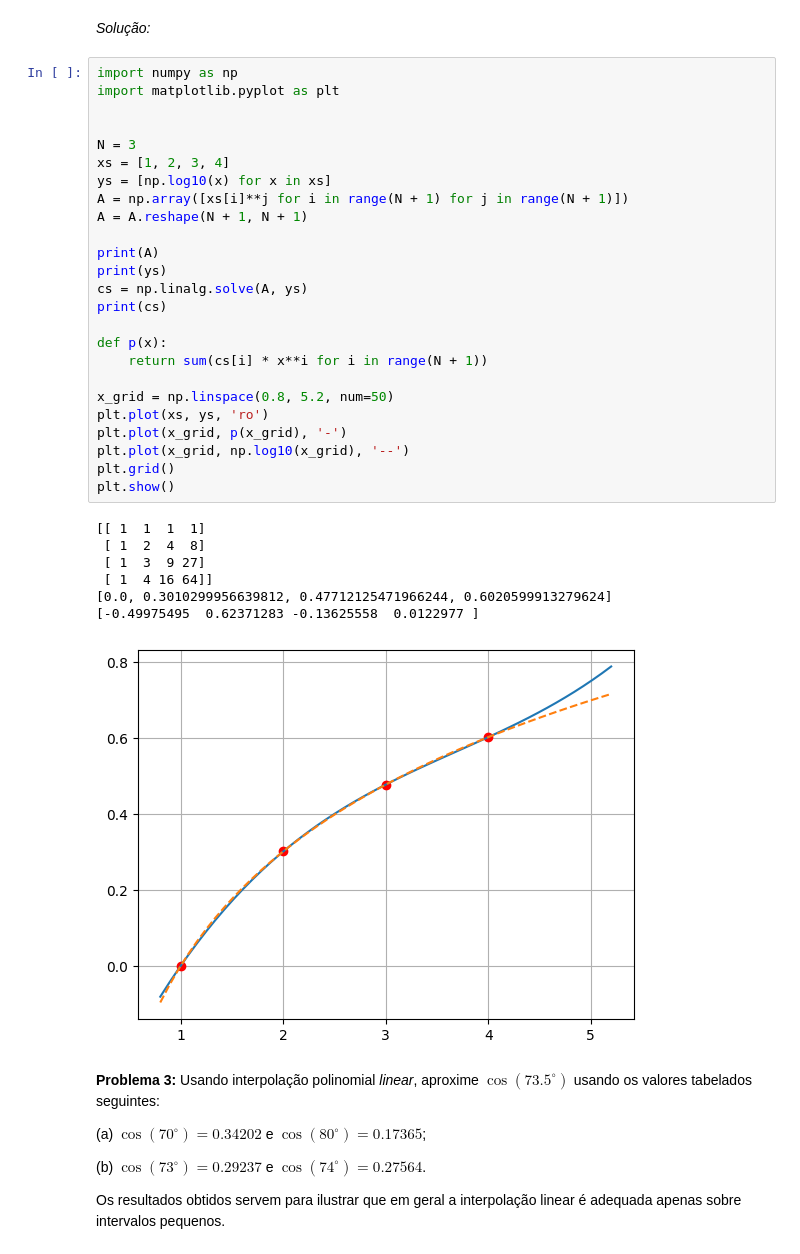
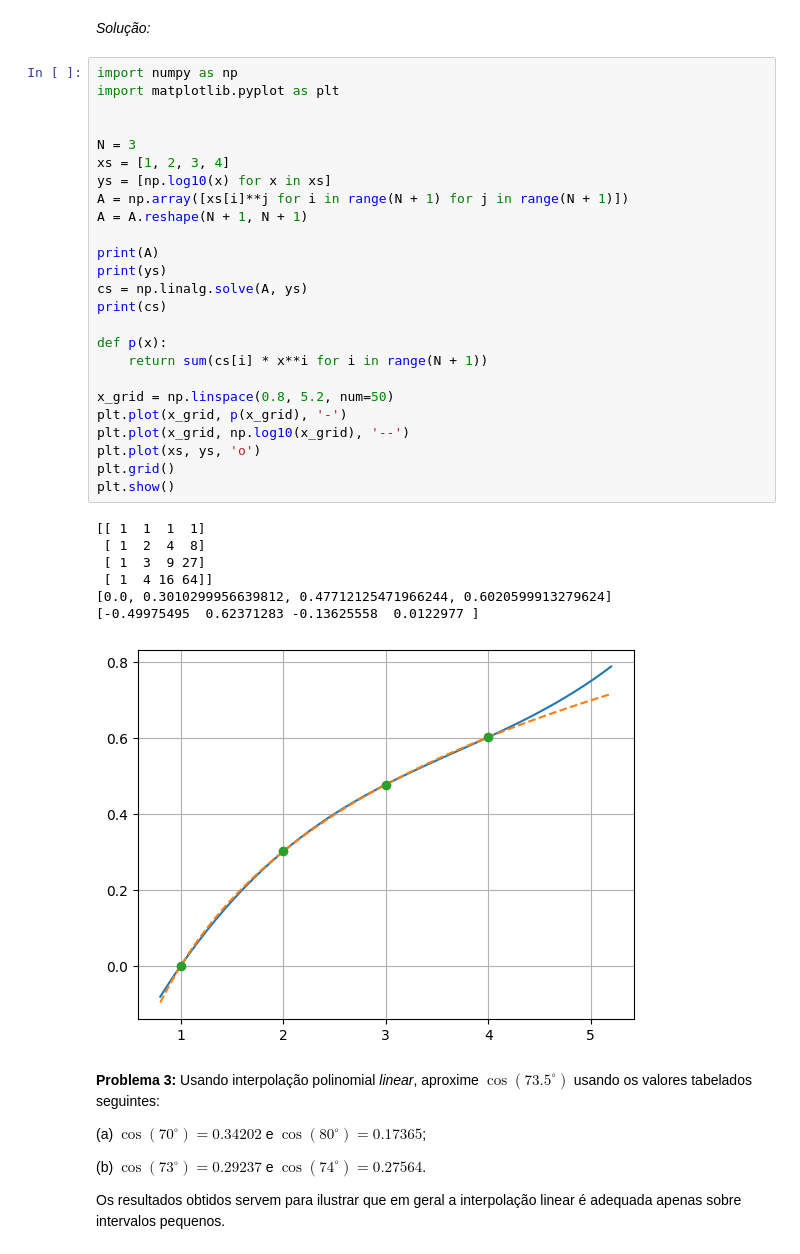
Before and after one commit to pzuehlke/Numerical-Methods, a Jupyter notebook: 4-interpolacao_polinomial/4-1_interpolacao_polinomial.ipynb, the cells around one changed output. Drawn from its saved outputs; the diff is of its cells as text.

```diff
--- a/4-interpolacao_polinomial/4-1_interpolacao_polinomial.ipynb
+++ b/4-interpolacao_polinomial/4-1_interpolacao_polinomial.ipynb
@@ -224,35 +229,35 @@ _Solução:_
 import numpy as np
 import matplotlib.pyplot as plt
 
 
 N = 3
 xs = [1, 2, 3, 4]
 ys = [np.log10(x) for x in xs]
 A = np.array([xs[i]**j for i in range(N + 1) for j in range(N + 1)])
 A = A.reshape(N + 1, N + 1)
 
 print(A)
 print(ys)
 cs = np.linalg.solve(A, ys)
 print(cs)
 
 def p(x):
     return sum(cs[i] * x**i for i in range(N + 1))
 
 x_grid = np.linspace(0.8, 5.2, num=50)
-plt.plot(xs, ys, 'ro')
 plt.plot(x_grid, p(x_grid), '-')
 plt.plot(x_grid, np.log10(x_grid), '--')
+plt.plot(xs, ys, 'o')
 plt.grid()
 plt.show()
 # %% [output]
 [[ 1  1  1  1]
  [ 1  2  4  8]
  [ 1  3  9 27]
  [ 1  4 16 64]]
 [0.0, 0.3010299956639812, 0.47712125471966244, 0.6020599913279624]
 [-0.49975495  0.62371283 -0.13625558  0.0122977 ]
-[figure, old version]
+[figure, new version]
 # %% [markdown]
 **Problema 3:** Usando interpolação polinomial *linear*, aproxime $ \cos(73.5^{\circ}) $ usando os valores tabelados seguintes:
 
```
Also changed, not shown: parts of 3 cells of this notebook, 4 other files.
